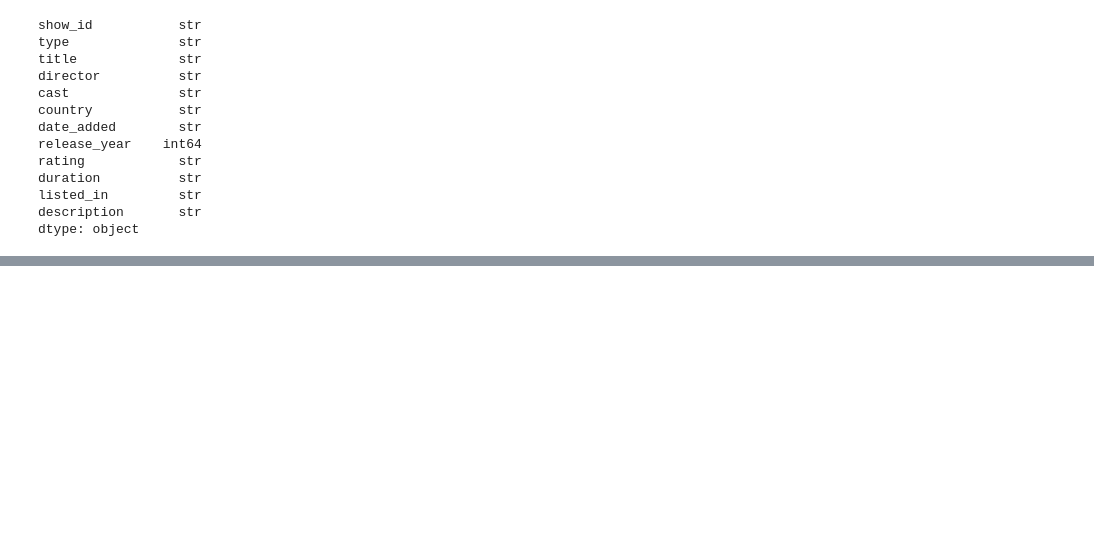
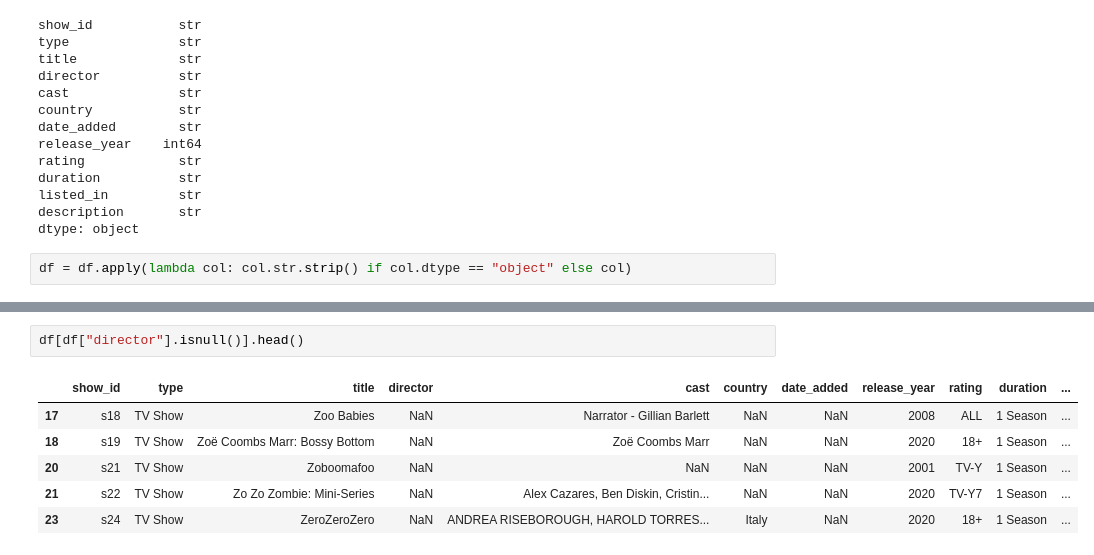
Before and after one commit to AhammedSameer46/bia-data-science, a Jupyter notebook: Data_Visulization/Data_cleaning/Amazon_ver1.ipynb, the cells around one changed output, grey strips where cells are left out. Saved outputs shown, nothing was run; the diff lists cells and outputs as text; blank space fills up the shorter version.

```diff
--- a/Data_Visulization/Data_cleaning/Amazon_ver1.ipynb
+++ b/Data_Visulization/Data_cleaning/Amazon_ver1.ipynb
@@ -89,3 +89,5 @@ duration          str
 listed_in         str
 description       str
 dtype: object
+# %%
+df = df.apply(lambda col: col.str.strip() if col.dtype == "object" else col)
@@ -91,0 +116,9 @@ dtype: object
+# %%
+df[df["director"].isnull()].head()
+# %% [output]
+|  | show_id | type | title | director | cast | country | date_added | release_year | rating | duration | ... |
+| 17 | s18 | TV Show | Zoo Babies | NaN | Narrator - Gillian Barlett | NaN | NaN | 2008 | ALL | 1 Season | ... |
+| 18 | s19 | TV Show | Zoë Coombs Marr: Bossy Bottom | NaN | Zoë Coombs Marr | NaN | NaN | 2020 | 18+ | 1 Season | ... |
+| 20 | s21 | TV Show | Zoboomafoo | NaN | NaN | NaN | NaN | 2001 | TV-Y | 1 Season | ... |
+| 21 | s22 | TV Show | Zo Zo Zombie: Mini-Series | NaN | Alex Cazares, Ben Diskin, Cristin... | NaN | NaN | 2020 | TV-Y7 | 1 Season | ... |
+| 23 | s24 | TV Show | ZeroZeroZero | NaN | ANDREA RISEBOROUGH, HAROLD TORRES... | Italy | NaN | 2020 | 18+ | 1 Season | ... |
```
Also changed, not shown: parts of 9 cells of this notebook.
